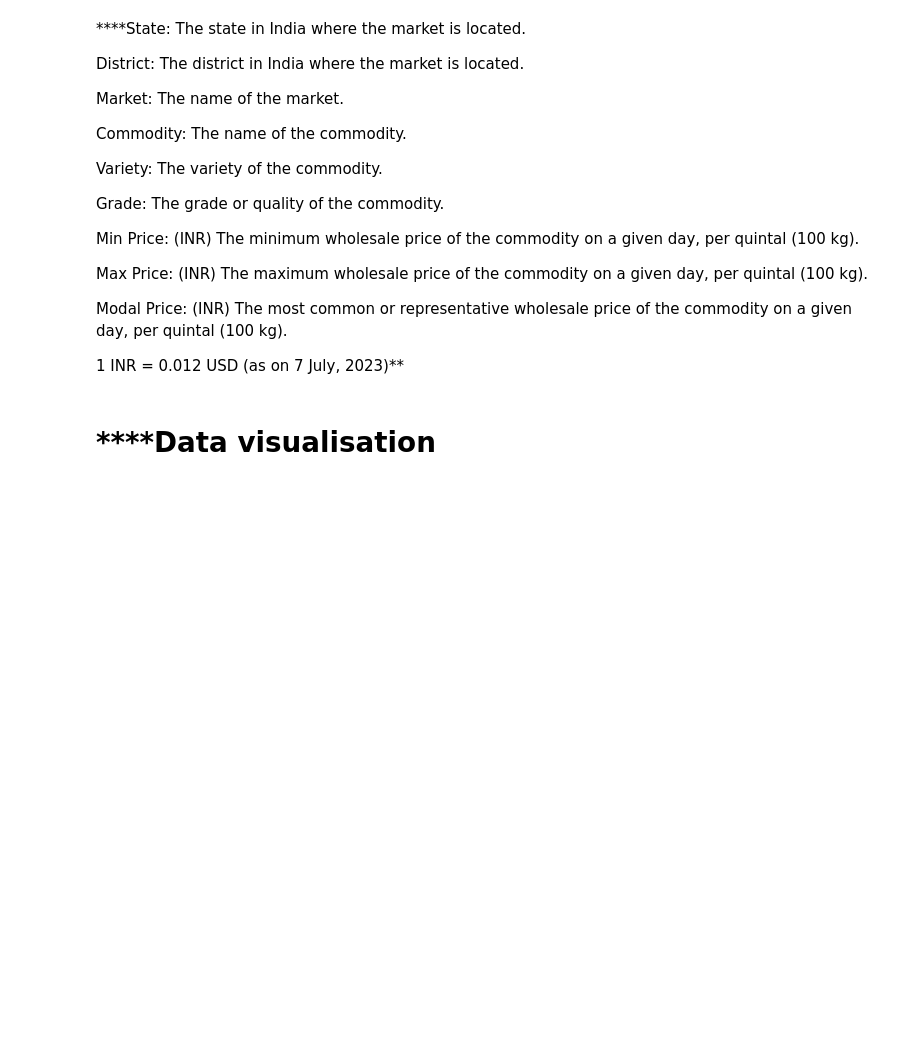
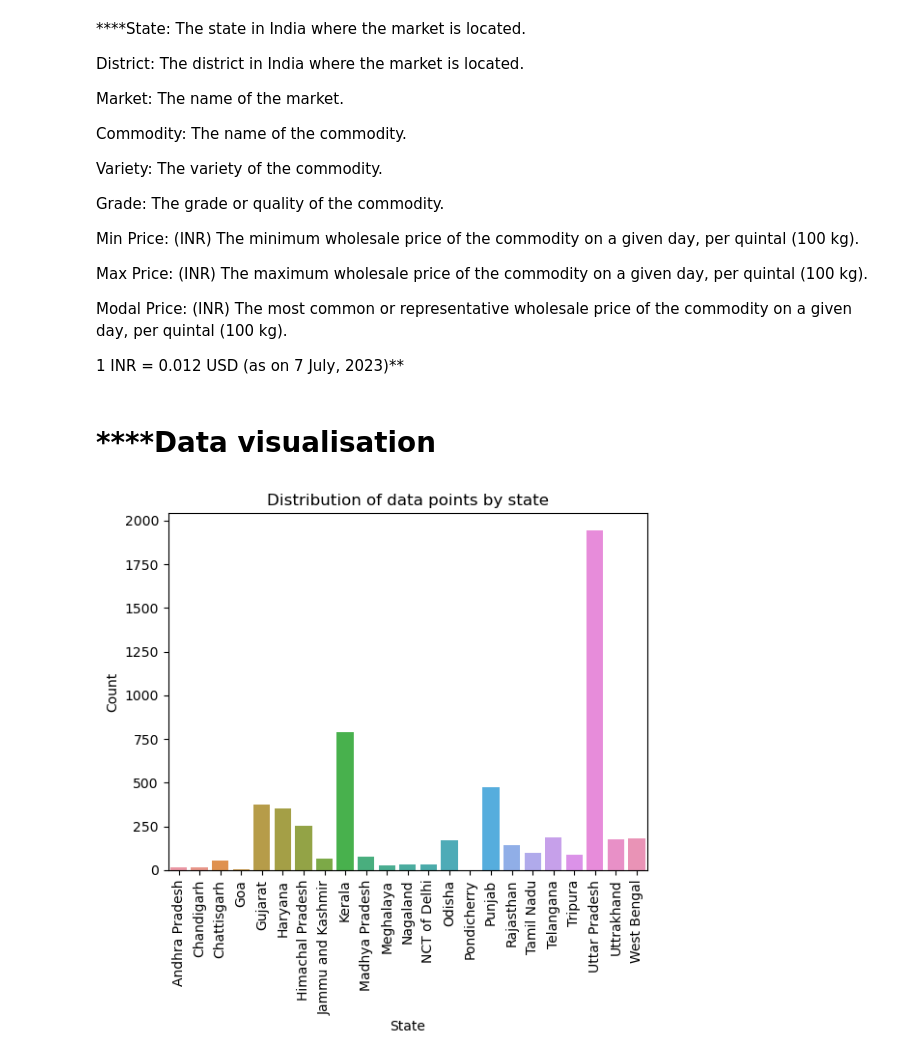
Before and after one commit to seema329/EDA, a Jupyter notebook: agriculture-dataset.ipynb, the cells around one changed output. Drawn from its saved outputs; the diff is of its cells as text; code cells hidden in the pictures; blank space fills up the shorter version.

```diff
--- a/agriculture-dataset.ipynb
+++ b/agriculture-dataset.ipynb
@@ -182,3 +182,13 @@ Modal Price: (INR) The most common or representative wholesale price of the comm
 1 INR = 0.012 USD (as on 7 July, 2023)**
 # %% [markdown]
 # ****Data visualisation
+# %%
+#distribtion of data points by state
+sns.countplot (data=df, x= 'State')
+plt.xlabel('State')
+plt.ylabel('Count')
+plt.title('Distribution of data points by state')
+plt.xticks(rotation=90)
+plt.show()
+# %% [output]
+[figure, added]
```
Also changed, not shown: parts of 24 cells of this notebook.
